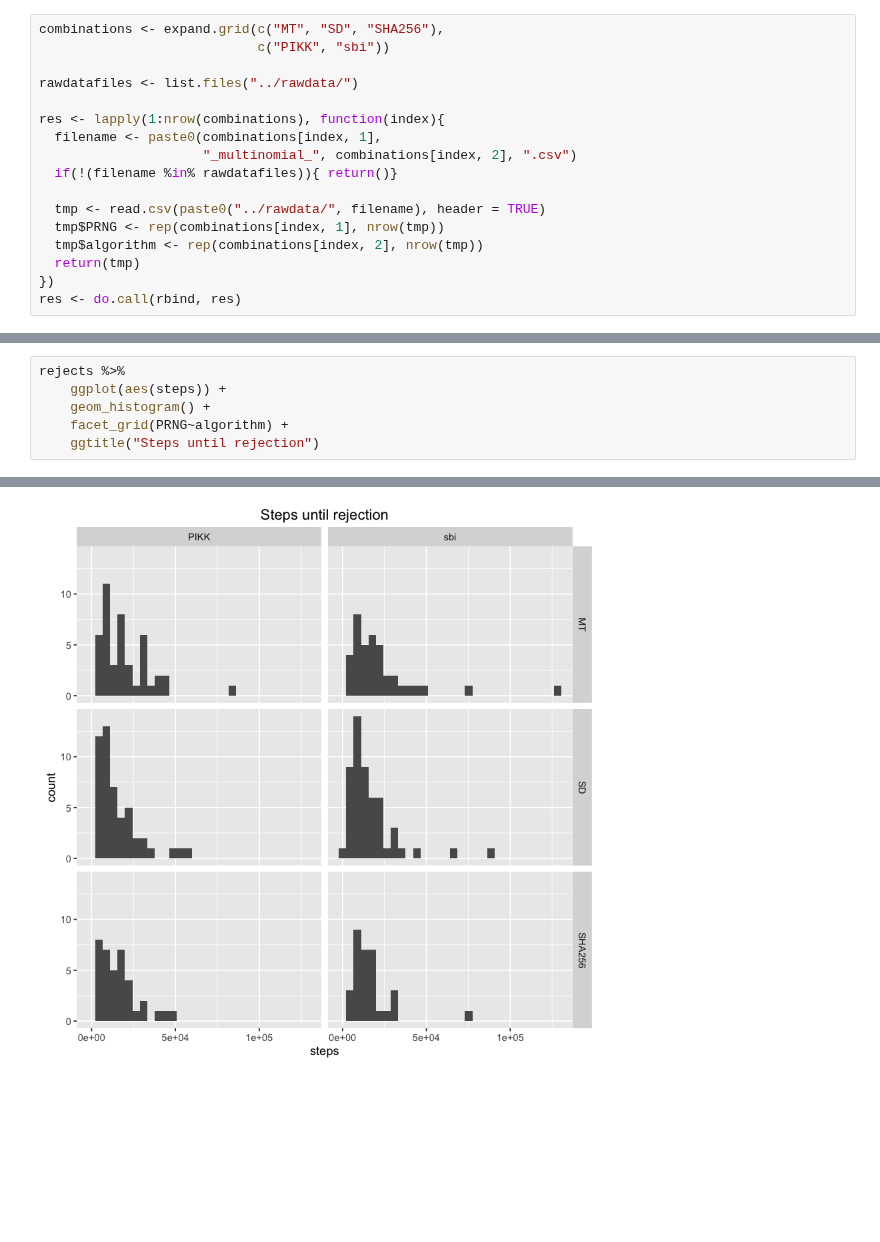
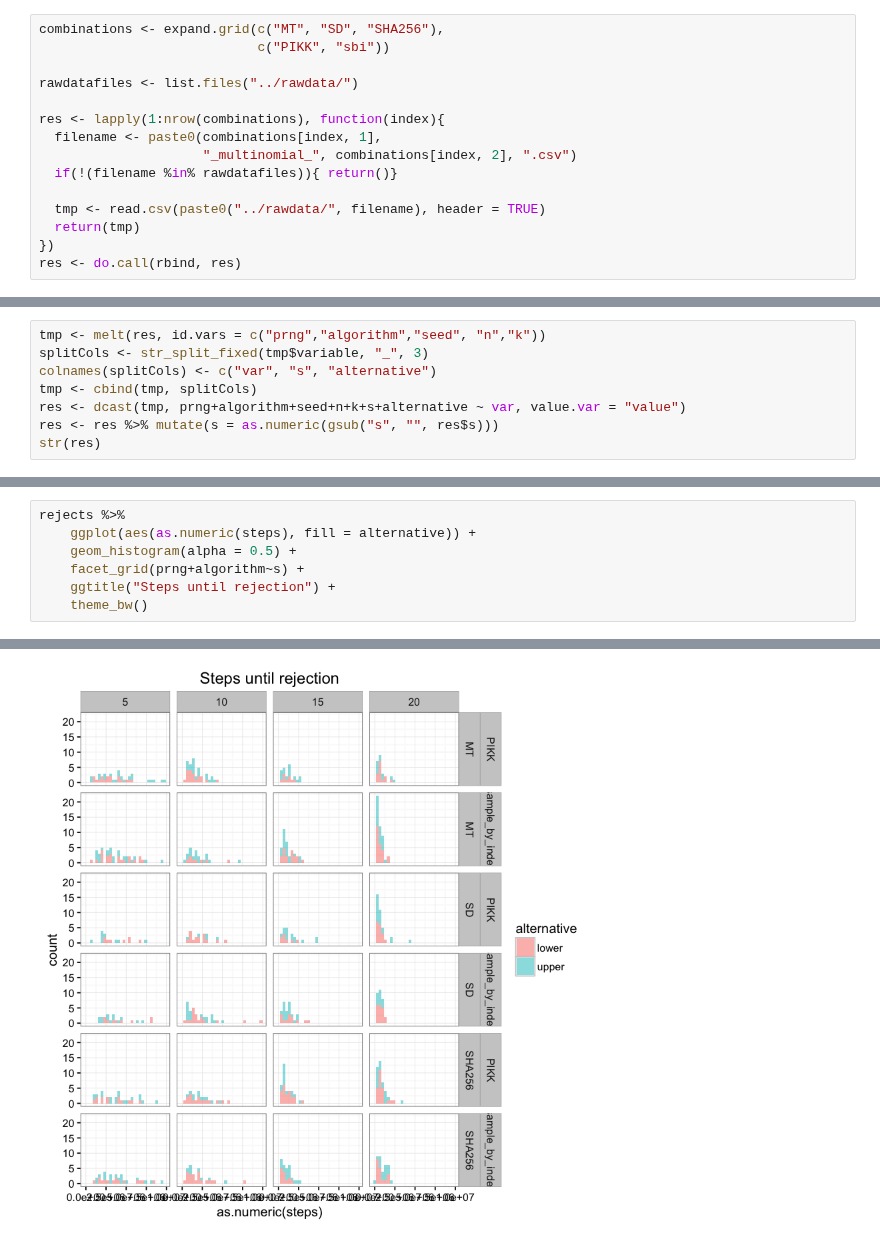
Before and after one commit to kellieotto/prngs-and-permutations, a Jupyter notebook: Code/SPRT/results/multinomial_results.ipynb, the cells around one changed output, grey strips where cells are left out. Cells and saved outputs as stored; diff of their text form; blank space fills up the shorter version.

```diff
--- a/Code/SPRT/results/multinomial_results.ipynb
+++ b/Code/SPRT/results/multinomial_results.ipynb
@@ -43,8 +45,6 @@ res <- lapply(1:nrow(combinations), function(index){
   if(!(filename %in% rawdatafiles)){ return()}
 
   tmp <- read.csv(paste0("../rawdata/", filename), header = TRUE)
-  tmp$PRNG <- rep(combinations[index, 1], nrow(tmp))
-  tmp$algorithm <- rep(combinations[index, 2], nrow(tmp))
   return(tmp)
 })
 res <- do.call(rbind, res)
@@ -83,0 +79,8 @@ res %>% group_by(PRNG, algorithm) %>% summarise("Rejection rate" = mean(decision
+# %%
+tmp <- melt(res, id.vars = c("prng","algorithm","seed", "n","k"))
+splitCols <- str_split_fixed(tmp$variable, "_", 3)
+colnames(splitCols) <- c("var", "s", "alternative")
+tmp <- cbind(tmp, splitCols)
+res <- dcast(tmp, prng+algorithm+seed+n+k+s+alternative ~ var, value.var = "value")
+res <- res %>% mutate(s = as.numeric(gsub("s", "", res$s)))
+str(res)
@@ -98,9 +135,10 @@ rejects %>% group_by(PRNG, algorithm) %>% summarise("Mean steps" = mean(steps),
 # %%
 rejects %>%
-    ggplot(aes(steps)) +
-    geom_histogram() +
-    facet_grid(PRNG~algorithm) +
-    ggtitle("Steps until rejection")
+    ggplot(aes(as.numeric(steps), fill = alternative)) +
+    geom_histogram(alpha = 0.5) +
+    facet_grid(prng+algorithm~s) +
+    ggtitle("Steps until rejection") +
+    theme_bw()
 # %% [output]
 `stat_bin()` using `bins = 30`. Pick better value with `binwidth`.
-[figure, old version]
+[figure, new version]
```
Also changed, not shown: parts of 7 cells of this notebook.
